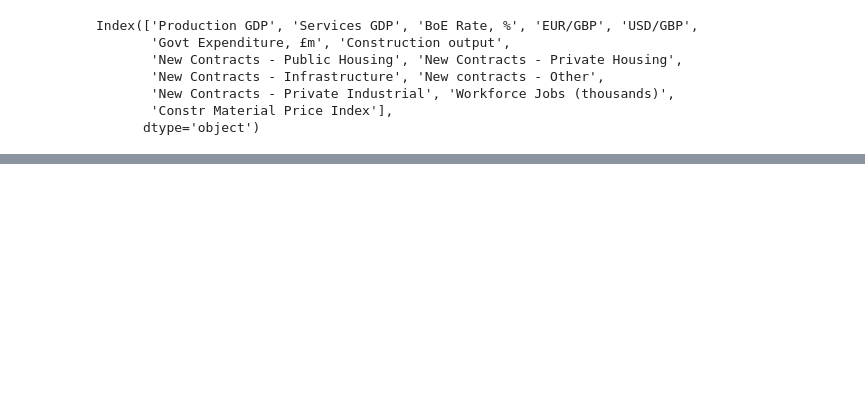
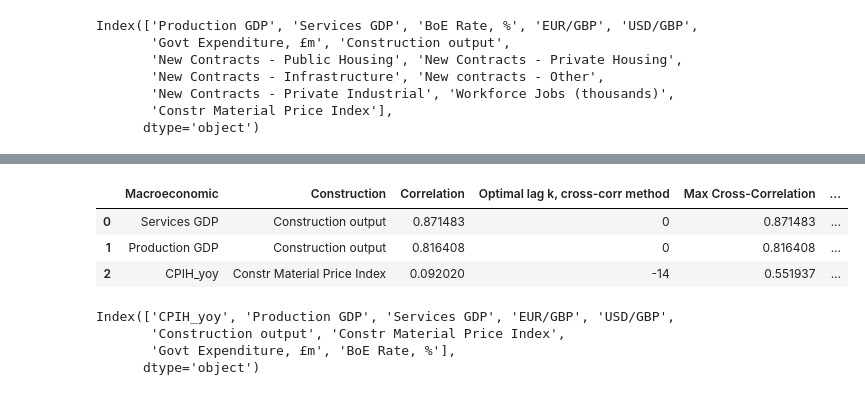
Before and after one commit to Alisa-Makhonina/Macroeconomic_indicators_vs_Construction_indicators, a Jupyter notebook: 5_Modeling.ipynb, the cells around one changed output, grey strips where cells are left out. Drawn from its saved outputs; the diff is of its cells as text; code cells hidden in the pictures; blank space fills up the shorter version.

```diff
--- a/5_Modeling.ipynb
+++ b/5_Modeling.ipynb
@@ -731,0 +798,19 @@ Constr Material Price Index    0.024095
+# %%
+ccf_table_monthly.head(3)
+# %% [output]
+|  | Macroeconomic | Construction | Correlation | Optimal lag k, cross-corr method | Max Cross-Correlation | ... |
+| 0 | Services GDP | Construction output | 0.871483 | 0 | 0.871483 | ... |
+| 1 | Production GDP | Construction output | 0.816408 | 0 | 0.816408 | ... |
+| 2 | CPIH_yoy | Constr Material Price Index | 0.092020 | -14 | 0.551937 | ... |
+# %%
+df_m_i1 = df_m_diff.copy().drop(columns=['FYStartSpend\_WIN\_2012-04\_2012-05', 'Brexit_WIN_2016-07_2016-10',
+       'COVID_TC_2020-03', 'COVID_AO_2020-04',
+       'PolicySupport_WIN_2020-04_2020-12', 'Reopen_AO_2020-06',
+       'MaterialsSpike_WIN_2021H2', 'PolicyUnwind_AO_2022-03',
+       'EnergyShock_WIN_2022-03_2022-06', 'EnergySupport_WIN_2022-10_2023-03'])
+df_m_i1.columns
+# %% [output]
+Index(['CPIH_yoy', 'Production GDP', 'Services GDP', 'EUR/GBP', 'USD/GBP',
+       'Construction output', 'Constr Material Price Index',
+       'Govt Expenditure, £m', 'BoE Rate, %'],
+      dtype='object')
```
Also changed, not shown: parts of 25 cells of this notebook.
